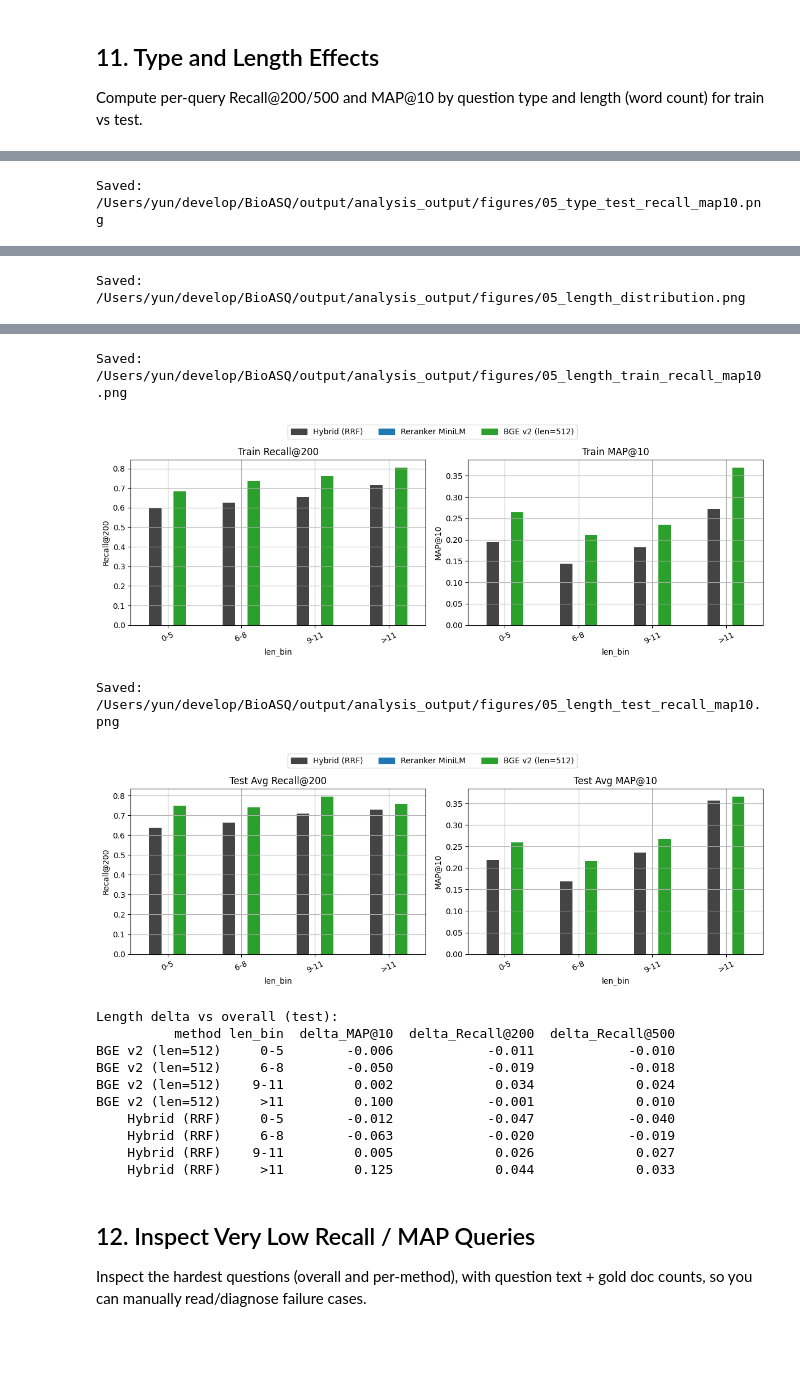
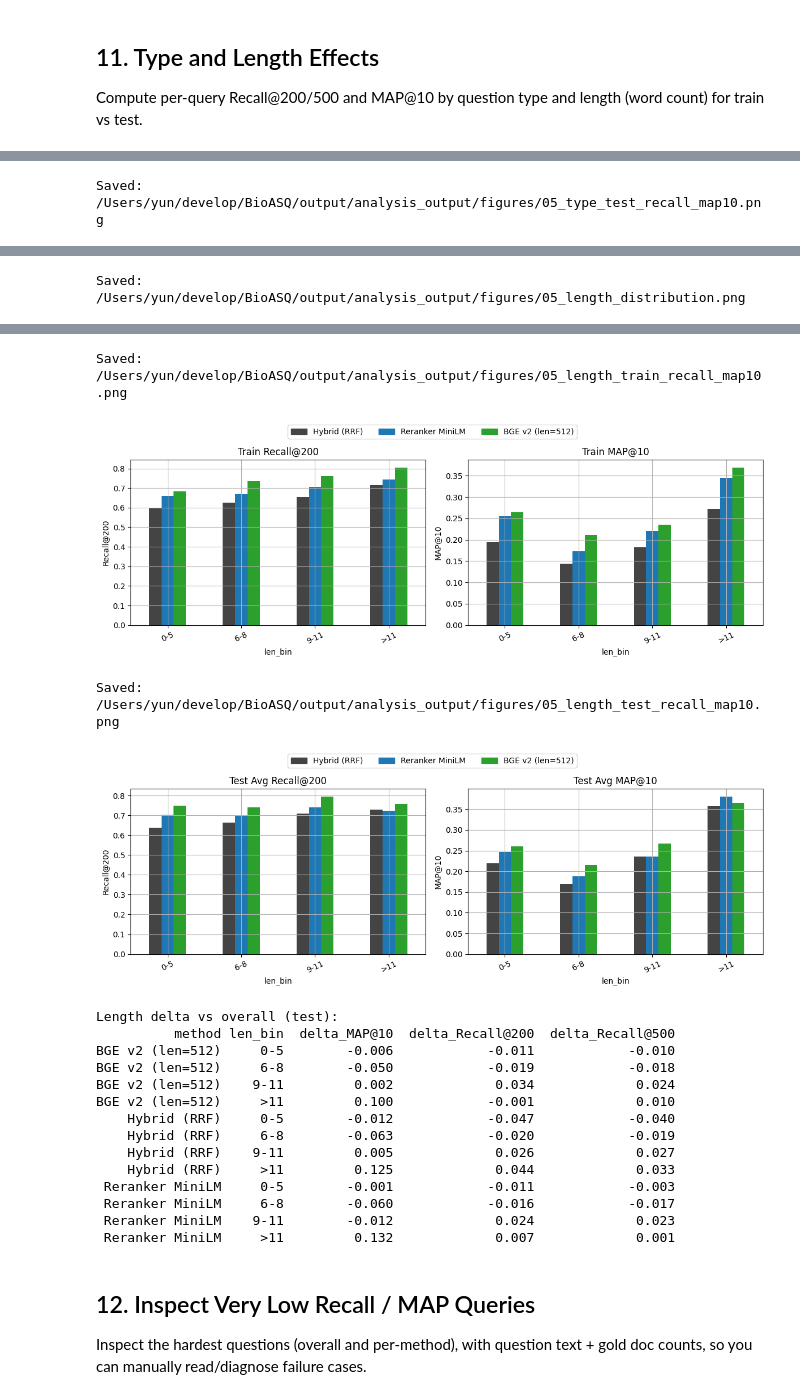
Before and after one commit to fulaibaowang/BioASQ, a Jupyter notebook: notebooks/analyze_results.ipynb, the cells around one changed output, grey strips where cells are left out. Saved outputs shown, nothing was run; the diff lists cells and outputs as text; code cells hidden in the pictures; blank space fills up the shorter version.

```diff
--- a/notebooks/analyze_results.ipynb
+++ b/notebooks/analyze_results.ipynb
@@ -29,7 +29,7 @@ results = {
     "BM25+RM3": base_dir / "output/eval_bm25_rm3",
     "Dense (MedEmbed)": base_dir / "output/eval_dense_medembed_small",
     "Hybrid (RRF)": base_dir / "output/eval_hybird_production_test",
-    "Reranker MiniLM": base_dir / "output/eval_stage2_rerank",
+    "Reranker MiniLM": base_dir / "output/eval_stage2_rerank_miniLM",
     "BGE v2 (len=200)": base_dir / "output/eval_stage2_rerank_bge_reranker_v2_m3_len200",
     "BGE v2 (len=512)": base_dir / "output/eval_stage2_rerank_bge_reranker_v2_m3_len512",
 }
@@ -469,7 +469,7 @@ qrels_paths = {
 
 run_dirs = {
     "Hybrid (RRF)": base_dir / "output" / "eval_hybird_production_test" / "runs",
-    "Reranker MiniLM": base_dir / "output" / "eval_stage2_rerank" / "runs",
+    "Reranker MiniLM": base_dir / "output" / "eval_stage2_rerank_miniLM" / "runs",
     "BGE v2 (len=512)": base_dir / "output" / "eval_stage2_rerank_bge_reranker_v2_m3_len512" / "runs",
 }
 
@@ -800,7 +799,7 @@ Saved: /Users/yun/develop/BioASQ/output/analysis_output/figures/05_length_distri
 Saved: /Users/yun/develop/BioASQ/output/analysis_output/figures/05_length_train_recall_map10.png
-[figure, old version]
+[figure, new version]
 Saved: /Users/yun/develop/BioASQ/output/analysis_output/figures/05_length_test_recall_map10.png
-[figure, old version]
+[figure, new version]
 Length delta vs overall (test):
           method len_bin  delta_MAP@10  delta_Recall@200  delta_Recall@500
 BGE v2 (len=512)     0-5        -0.006            -0.011            -0.010
@@ -811,6 +810,10 @@ BGE v2 (len=512)     >11         0.100            -0.001             0.010
     Hybrid (RRF)     6-8        -0.063            -0.020            -0.019
     Hybrid (RRF)    9-11         0.005             0.026             0.027
     Hybrid (RRF)     >11         0.125             0.044             0.033
+ Reranker MiniLM     0-5        -0.001            -0.011            -0.003
+ Reranker MiniLM     6-8        -0.060            -0.016            -0.017
+ Reranker MiniLM    9-11        -0.012             0.024             0.023
+ Reranker MiniLM     >11         0.132             0.007             0.001
 # %% [markdown]
 ## 12. Inspect Very Low Recall / MAP Queries
 Inspect the hardest questions (overall and per-method), with question text + gold doc counts, so you can manually read/diagnose failure cases.
```
Also changed, not shown: parts of 3 cells of this notebook, 1 other file.
